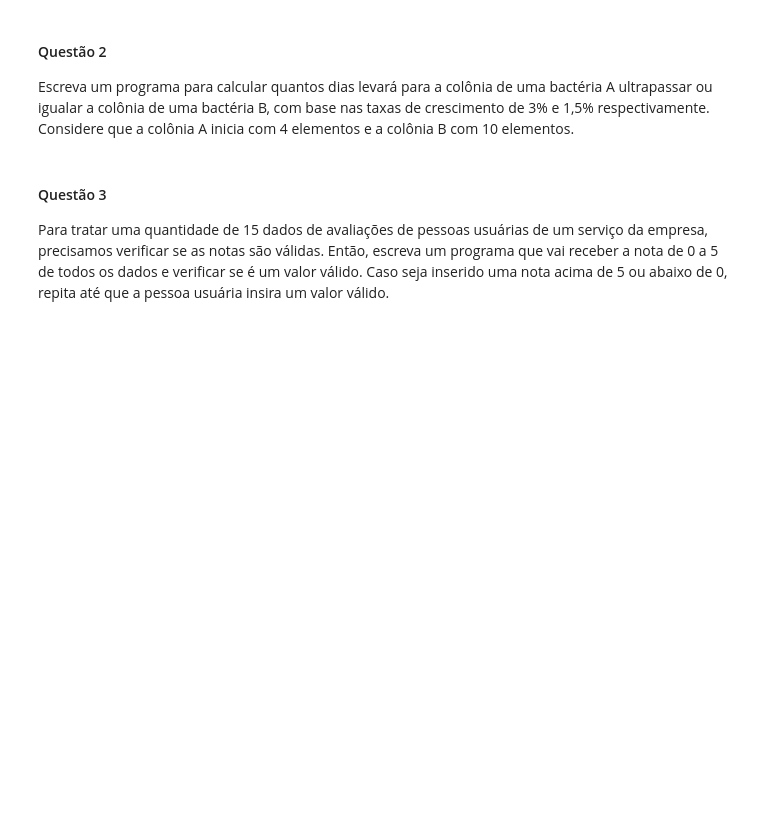
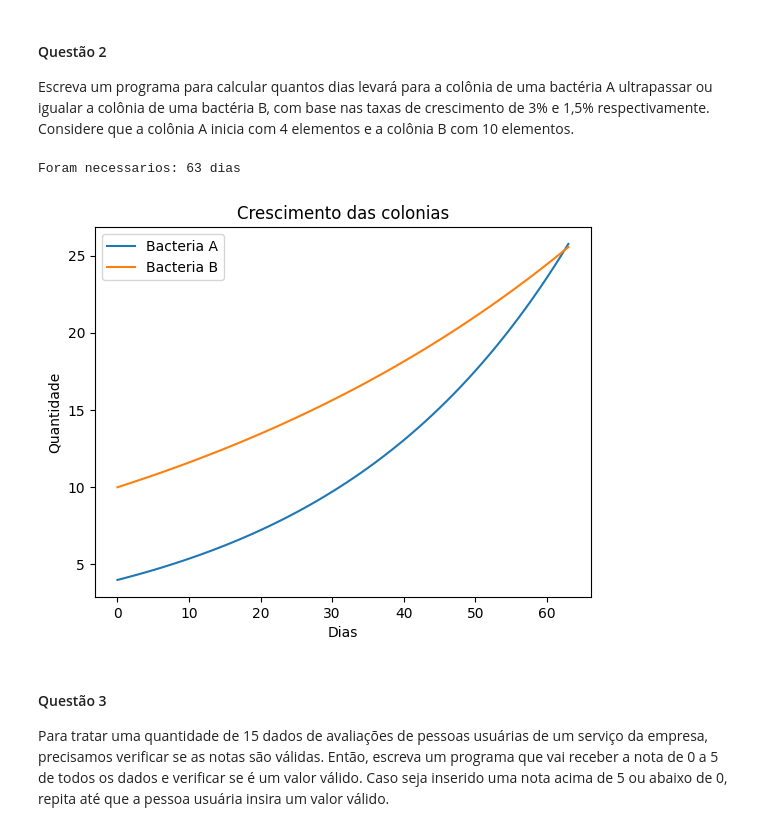
Before and after one commit to VitorAkira-me/estudos-python-de-ml, a Jupyter notebook: data_engineering/alura/Python/segunda/notebooks/Hora+da+pratica.ipynb, the cells around one changed output. Cells and saved outputs as stored; diff of their text form; code cells hidden in the pictures; blank space fills up the shorter version.

```diff
--- a/data_engineering/alura/Python/segunda/notebooks/Hora+da+pratica.ipynb
+++ b/data_engineering/alura/Python/segunda/notebooks/Hora+da+pratica.ipynb
@@ -519,6 +539,40 @@ Escreva um programa que peça dois números inteiros e imprima todos os números
 # %% [markdown]
 #### Questão 2
 Escreva um programa para calcular quantos dias levará para a colônia de uma bactéria A ultrapassar ou igualar a colônia de uma bactéria B, com base nas taxas de crescimento de 3% e 1,5% respectivamente. Considere que a colônia A inicia com 4 elementos e a colônia B com 10 elementos.
+# %%
+import matplotlib.pyplot as plt
+
+
+bacteria_A = 4
+bacteria_B = 10
+
+day = 0
+hist_A = [bacteria_A]
+hist_B = [bacteria_B]
+dias = [day]
+
+while bacteria_A < bacteria_B:
+    bacteria_A *= 1.03
+    bacteria_B *= 1.015
+    day += 1
+    dias.append(day)
+    hist_A.append(bacteria_A)
+    hist_B.append(bacteria_B)
+    #print(f'A: {bacteria_A} | B: {bacteria_B} | {day}')
+else:
+    print(f'Foram necessarios: {day} dias')
+
+
+plt.plot(dias, hist_A, label="Bacteria A")
+plt.plot(dias, hist_B, label="Bacteria B")
+plt.xlabel("Dias")
+plt.ylabel("Quantidade")
+plt.title("Crescimento das colonias")
+plt.legend()
+plt.show()
+# %% [output]
+Foram necessarios: 63 dias
+[figure, added]
 # %% [markdown]
 #### Questão 3
 Para tratar uma quantidade de 15 dados de avaliações de pessoas usuárias de um serviço da empresa, precisamos verificar se as notas são válidas. Então, escreva um programa que vai receber a nota de 0 a 5 de todos os dados e verificar se é um valor válido. Caso seja inserido uma nota acima de 5 ou abaixo de 0, repita até que a pessoa usuária insira um valor válido.
```
Also changed, not shown: parts of 2 cells of this notebook.
